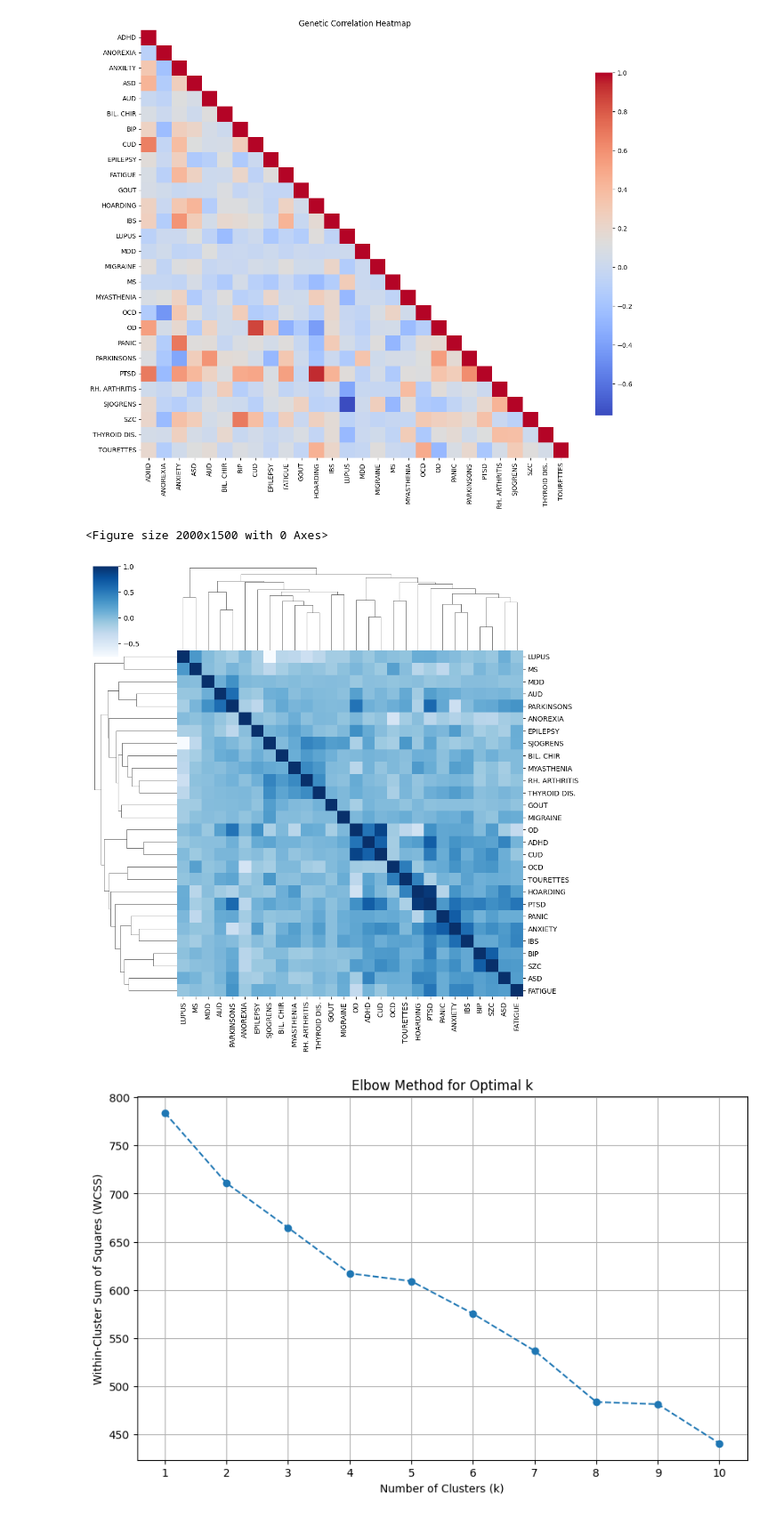
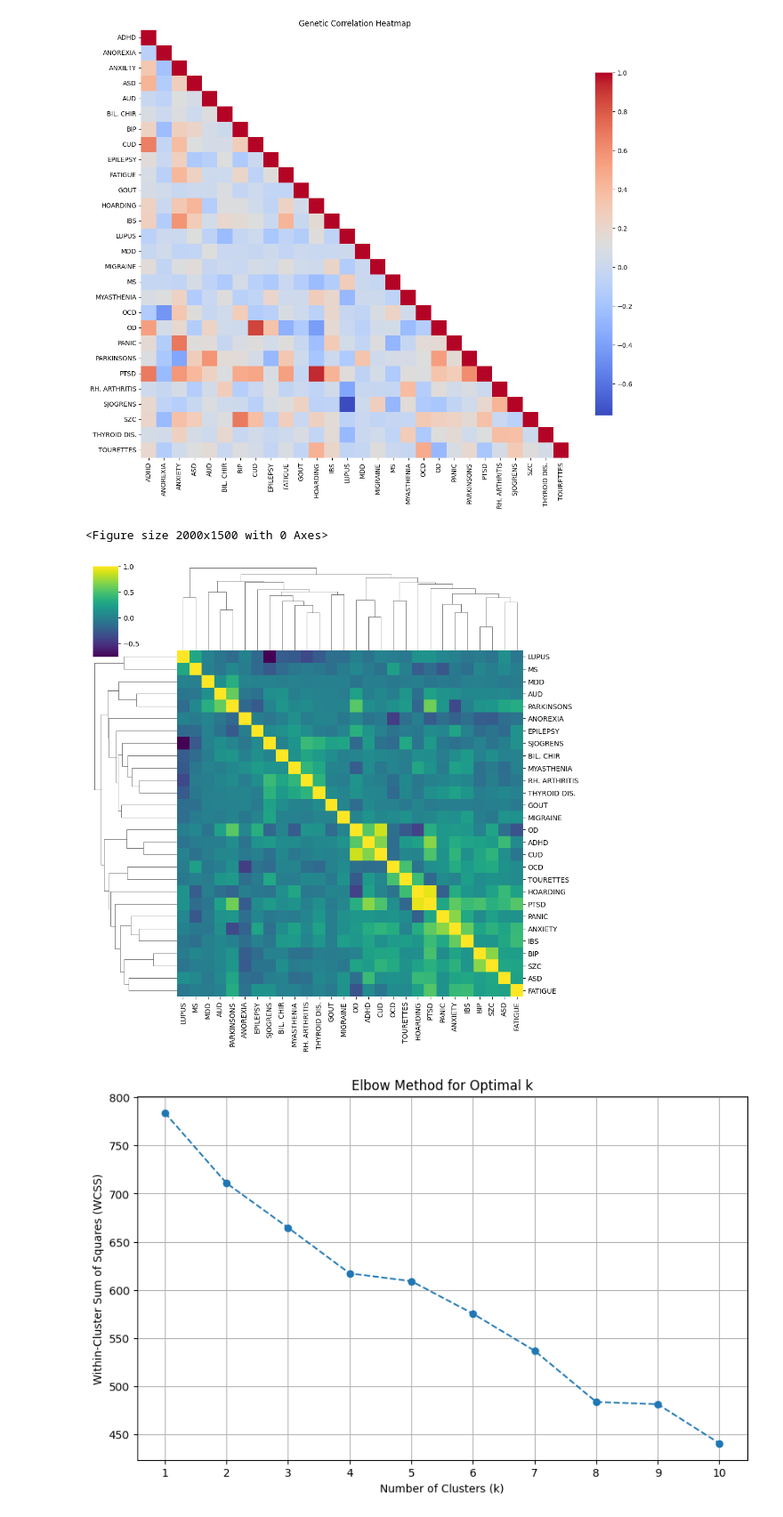
Before and after one commit to Aje026/Genetic-Overlap-in-Female-Biased-Disorders, a Jupyter notebook: correlation_ldsc_all.ipynb, the cells around one changed output. Shown at 89% size. Drawn from its saved outputs; the diff is of its cells as text; code cells hidden in the pictures.

Commit message:
new color clustermap

```diff
--- a/correlation_ldsc_all.ipynb
+++ b/correlation_ldsc_all.ipynb
@@ -112,11 +112,11 @@ plt.show()
 # %%
 #plot clustermap
 plt.figure(figsize=(20,15))
-sns.clustermap(full_df, cmap='Blues')
+sns.clustermap(full_df,cmap='viridis')
 plt.show()
 # %% [output]
 <Figure size 2000x1500 with 0 Axes>
-[figure, old version]
+[figure, new version]
 # %%
 from sklearn.cluster import KMeans
 from sklearn.preprocessing import StandardScaler
```
